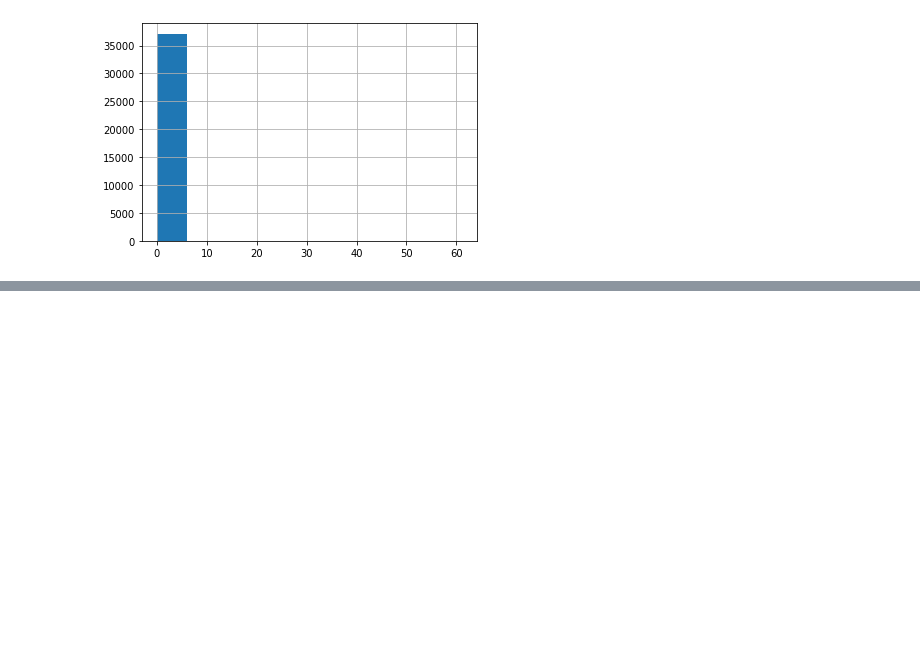
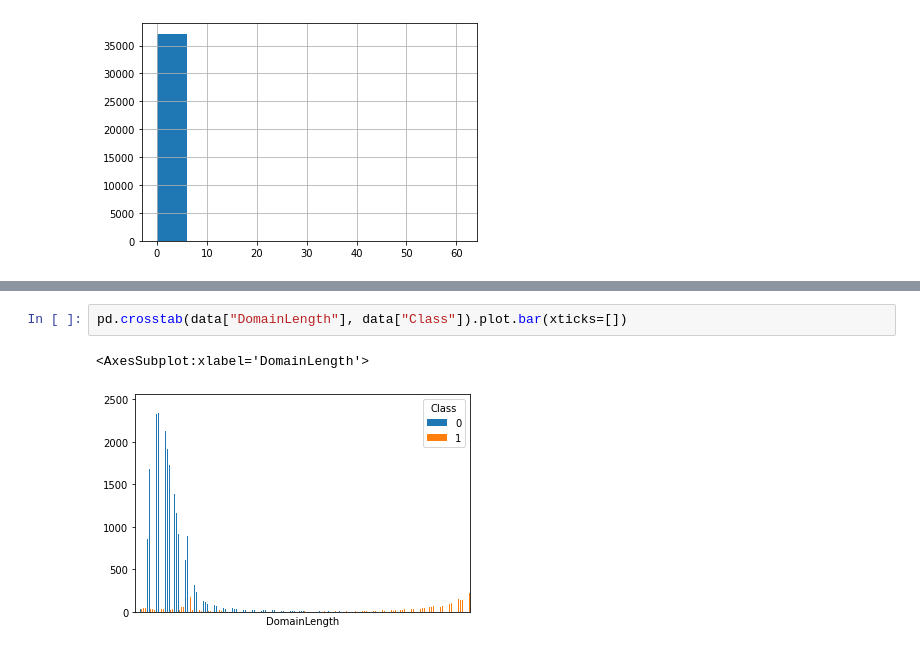
Before and after one commit to lukem1/malicious-domain-classification, a Jupyter notebook: preprocessing.ipynb, the cells around one changed output, grey strips where cells are left out. Cells and saved outputs as stored; diff of their text form; blank space fills up the shorter version.

```diff
--- a/preprocessing.ipynb
+++ b/preprocessing.ipynb
@@ -849,0 +863,5 @@ data.SpecialCharSequence.hist()
+# %%
+pd.crosstab(data["DomainLength"], data["Class"]).plot.bar(xticks=[])
+# %% [output]
+<AxesSubplot:xlabel='DomainLength'>
+[figure, added]
```
Also changed, not shown: parts of 4 cells of this notebook.
